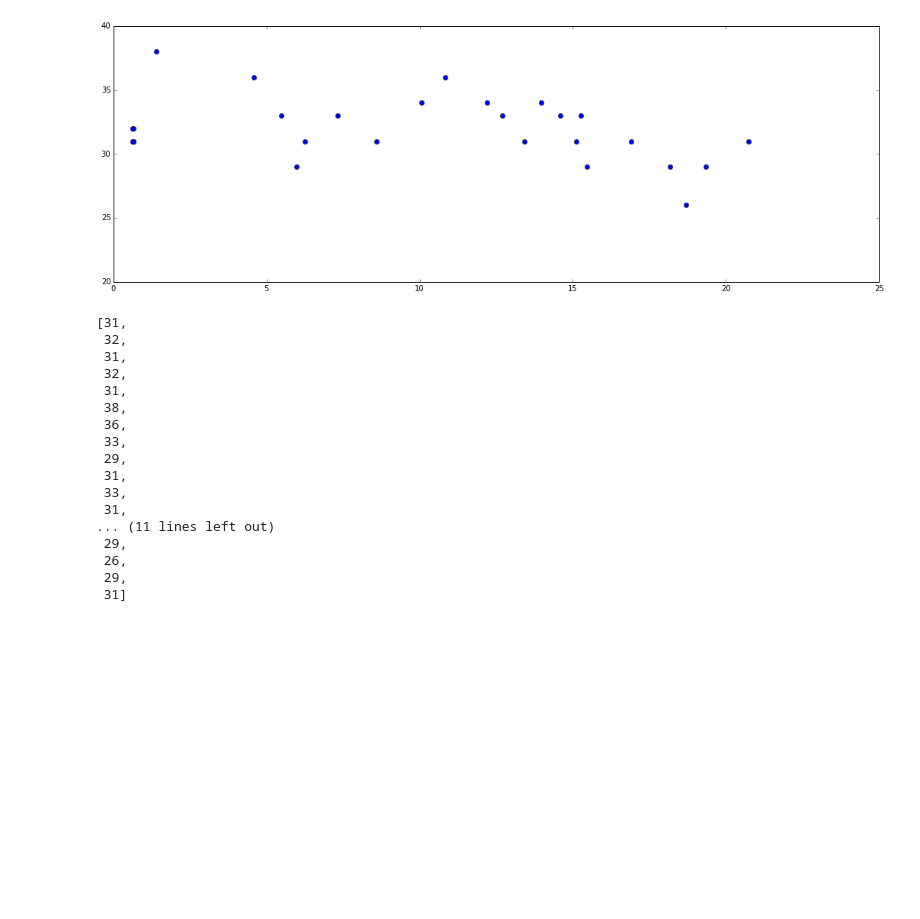
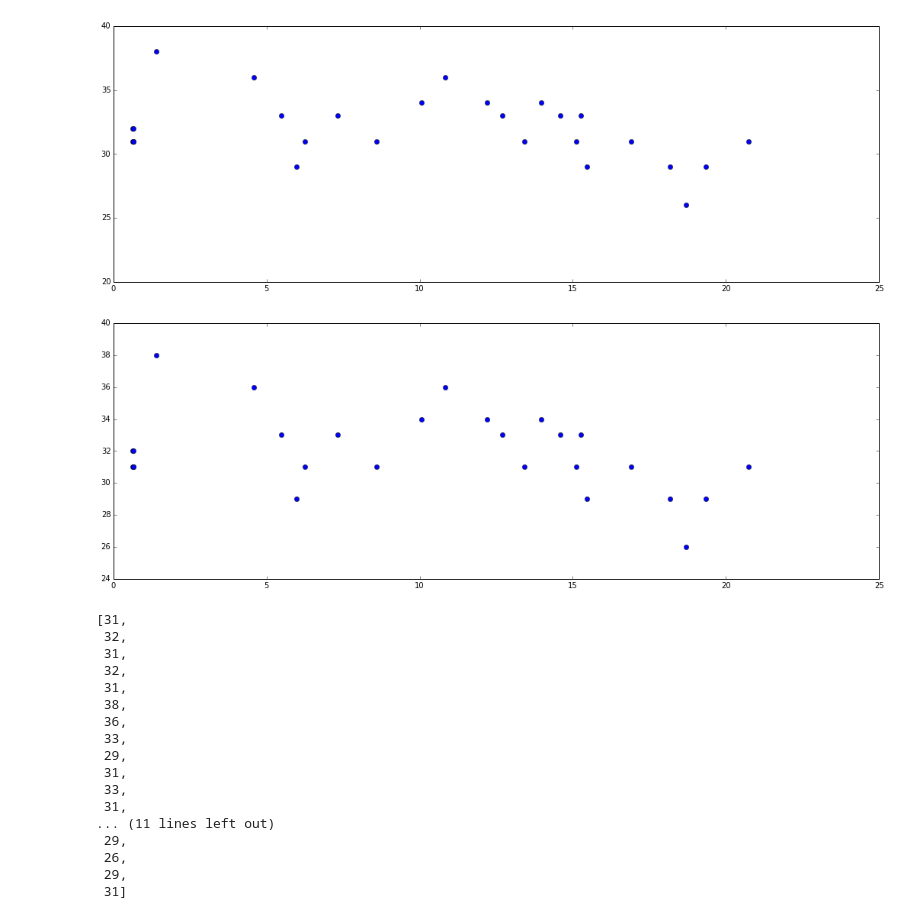
Before and after one commit to justinsalamon/neumerator, a Jupyter notebook: quantizer.ipynb, the cells around one changed output. Cells and saved outputs as stored; diff of their text form; code cells hidden in the pictures; blank space fills up the shorter version.

```diff
--- a/quantizer.ipynb
+++ b/quantizer.ipynb
@@ -219,6 +233,13 @@ plt.axis([0, 25, 20, 40])
 plt.show()
 # %% [output]
 [figure]
+# %%
+plt.figure(figsize=(18,6))
+plt.plot(ts, ps, 'o')
+plt.axis([0, 25, 24, 40])
+plt.show()
+# %% [output]
+[figure, added]
 # %%
 ps
 # %% [output]
```
Also changed, not shown: parts of 2 cells of this notebook.
